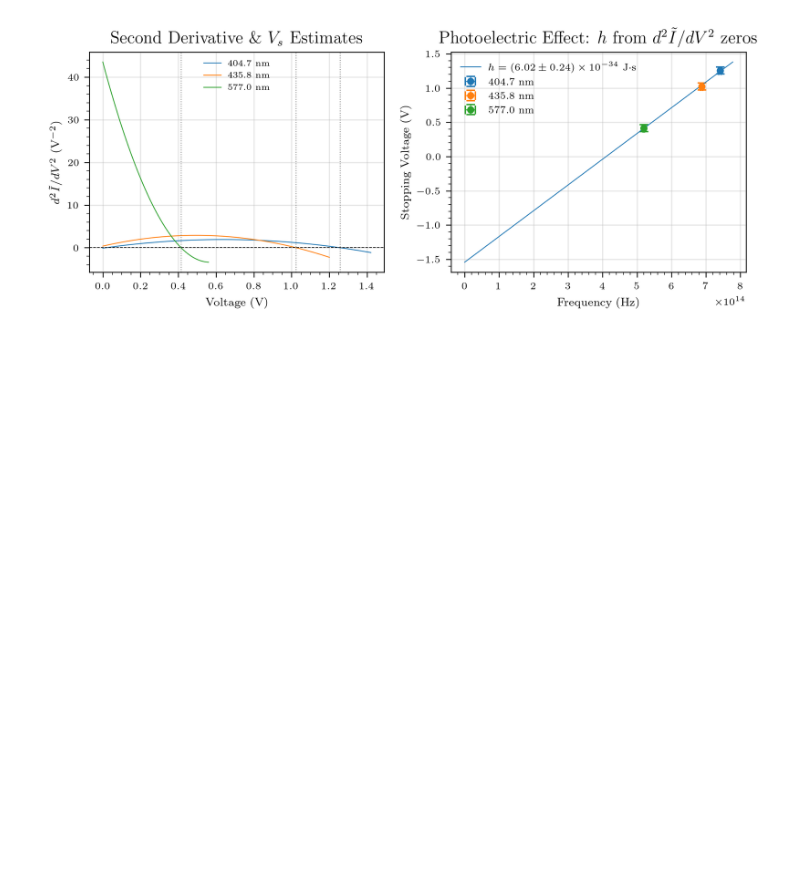
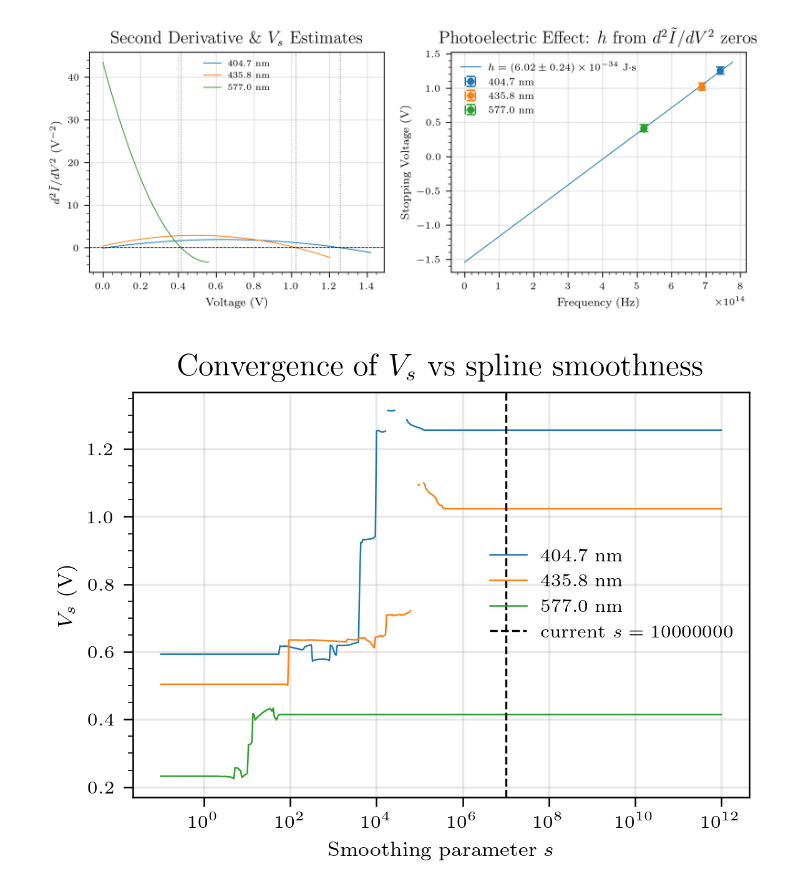
Before and after one commit to asuradev99/jlab, a Jupyter notebook: photoelectric/main.ipynb, the cells around one changed output. Drawn from its saved outputs; the diff is of its cells as text; code cells hidden in the pictures; blank space fills up the shorter version.

```diff
--- a/photoelectric/main.ipynb
+++ b/photoelectric/main.ipynb
@@ -146,3 +146,34 @@ h   = 6.0206e-34 J·s  (true: 6.626×10⁻³⁴)
 δh  = 2.3890e-35 J·s
 [figure]
 [figure]
+# %%
+s_values = np.logspace(-1, 12, 500)
+
+fig, ax = plt.subplots(figsize=(4, 3))
+
+for wl, (V, I, u) in datasets.items():
+    w        = np.where(u > 0, 1 / u, 1.0)
+    v_lo     = V[0] + 0.4 * (V[-1] - V[0])
+    v_search = np.linspace(v_lo, V[-1], 2000)
+
+    vstops = []
+    for s in s_values:
+        with warnings.catch_warnings():
+            warnings.simplefilter("ignore")
+            d2 = UnivariateSpline(V, I, w=w, k=k, s=s).derivative().derivative()
+        idx = np.where(np.diff(np.sign(d2(v_search))))[0]
+        vstops.append(brentq(d2, v_search[idx[0]], v_search[idx[0] + 1]) if idx.size > 0 else np.nan)
+
+    ax.plot(s_values, vstops, color=wl_colors[wl], label=f"{wl} nm")
+
+ax.axvline(smoothing, color="k", linewidth=0.8, linestyle="--", label=f"current $s={smoothing}$")
+ax.set_xscale("log")
+ax.set_xlabel("Smoothing parameter $s$")
+ax.set_ylabel("$V_s$ (V)")
+ax.set_title(r"Convergence of $V_s$ vs spline smoothness")
+ax.legend(fontsize=7)
+ax.grid(True, alpha=0.3)
+plt.tight_layout()
+plt.show()
+# %% [output]
+[figure, added]
```
